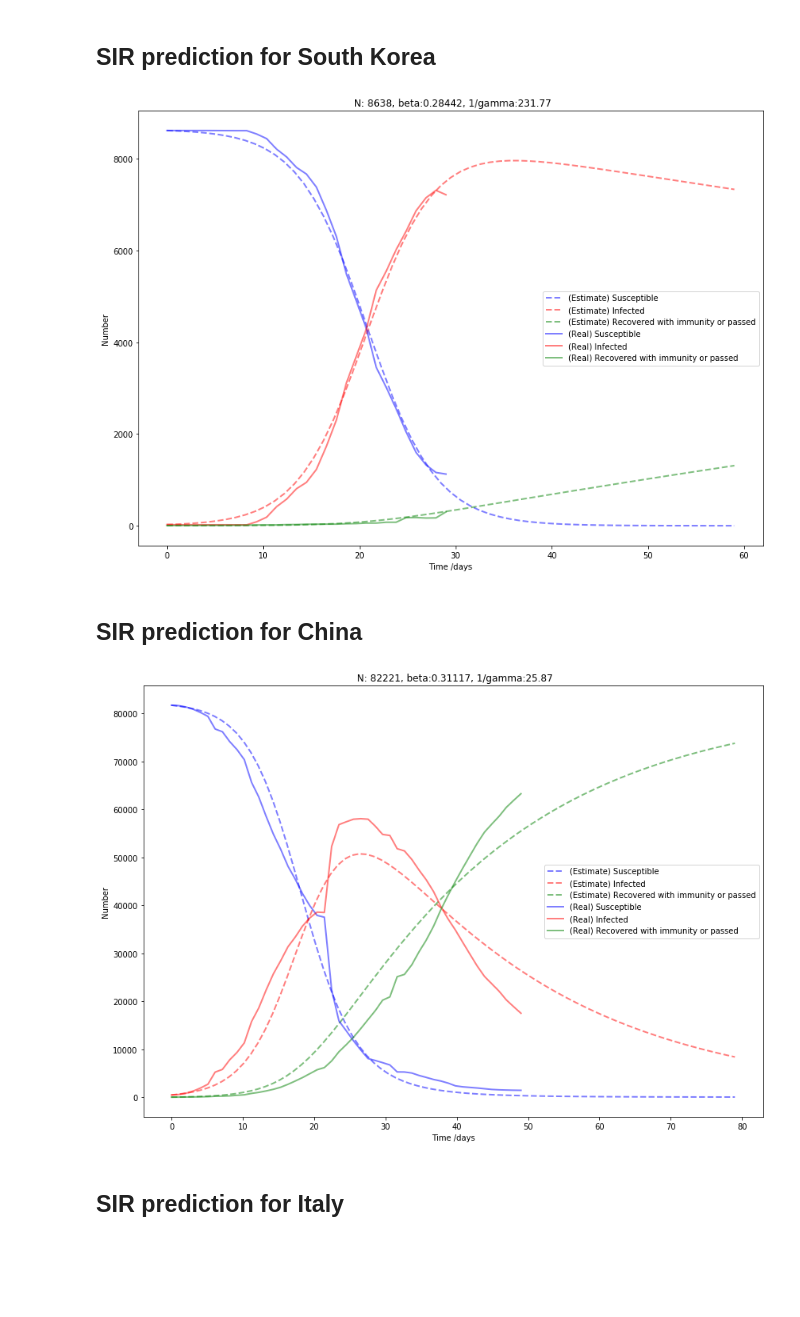
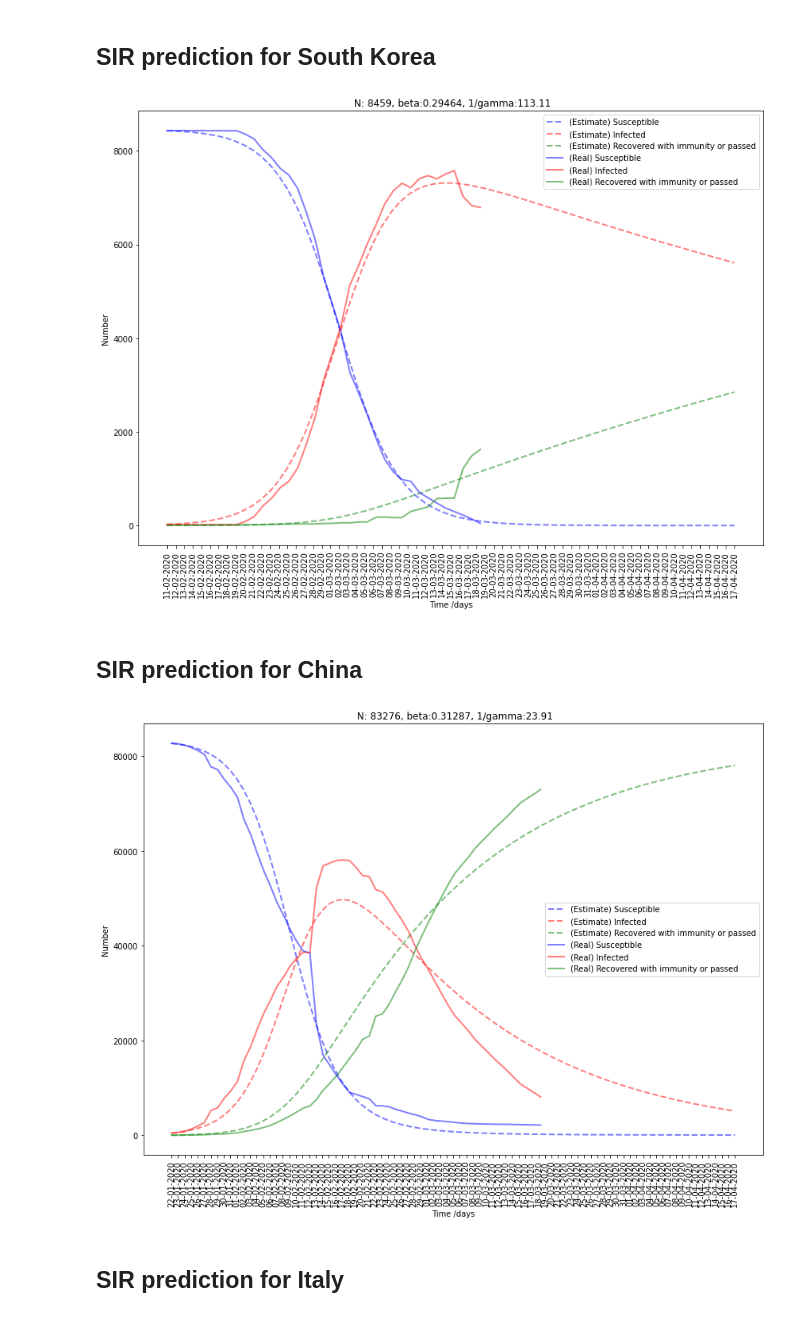
Before and after one commit to ClementBM/Experiment_Coronavius, a Jupyter notebook: notebook/Coronavirus_Prediction.ipynb, the cells around one changed output. Drawn from its saved outputs; the diff is of its cells as text; code cells hidden in the pictures; blank space fills up the shorter version.

Commit message:
update coronavirus prediction

```diff
--- a/notebook/Coronavirus_Prediction.ipynb
+++ b/notebook/Coronavirus_Prediction.ipynb
@@ -110,8 +132,11 @@ def fit_confirmed(df, function, prediction = 0, current_bounds = None, initial_g
 # %%
-china_confirmed = df_confirmed_bycountry_norm.loc["Mainland China",:]
+current_max = df_confirmed_bycountry.loc["China",:][-1]
+china_confirmed = df_confirmed_bycountry_norm.loc["China",:]
 offset = 0 # days
 prediction = 3 # days
-fit_confirmed(china_confirmed[offset:], sigmoid,
+fit_confirmed(china_confirmed[offset:],
+              sigmoid,
               prediction = prediction,
-              current_bounds = ([-np.inf, -np.inf, -np.inf, 0.0], np.inf))
+              current_bounds = ([-np.inf, -np.inf, -np.inf, 0.0], np.inf),
+              current_max = current_max)
 # %% [output]
@@ -121,10 +155,12 @@ fit_confirmed(china_confirmed[offset:], sigmoid,
 # %% [markdown]
 ## France prediction for confirmed cases
 # %%
+current_max = df_confirmed_bycountry.loc["France",:][-1]
 france_confirmed = df_confirmed_bycountry_norm.loc["France",:]
-offset = 0 # days
-prediction = 30 # days
-fit_confirmed(france_confirmed[offset:], sigmoid,
+offset = 10 # days
+prediction = 40 # days
+parameters, loss = fit_confirmed(france_confirmed[offset:], sigmoid,
               prediction = prediction,
-              initial_guess = [1.0, 1.0, 1.0, 1.0])
+              initial_guess = [1.0, 1.0, 1.0, 1.0],
+              current_max = current_max)
 # %% [output]
@@ -160,15 +258,5 @@ fit_confirmed(korea_confirmed[offset:], sigmoid,
 # %% [markdown]
 # SIR
-# %%
-import pandas as pd
-
-df_confirmed = pd.read_csv(CONFIRMED_PATH)
-df_deaths = pd.read_csv(DEATHS_PATH)
-df_recovered = pd.read_csv(RECOVERED_PATH)
-
-df_confirmed_bycountry = df_confirmed.drop(columns=['Lat', 'Long']).groupby('Country/Region').sum()
-df_deaths_bycountry = df_deaths.drop(columns=['Lat', 'Long']).groupby('Country/Region').sum()
-df_recovered_bycountry = df_recovered.drop(columns=['Lat', 'Long']).groupby('Country/Region').sum()
 # %%
 def get_data_by_country(country_name):
   df_confirmed_country = df_confirmed_bycountry.loc[country_name,:]
@@ -329,31 +417,40 @@ def plot_sir(model, p, N, prediction_days):
   ax.set_ylabel('Number')
   plt.title(f" N: {model.N}, beta:{round(p[0], 5)}, 1/gamma:{round(1/p[1], 2)}")
 
+  # Time axis
+  date_origin = date_from_string(model.df_confirmed.index[0])
+  date_end = date_from_string(model.df_confirmed.index[-1]) + timedelta(days=prediction)
+  date_range = [date_origin + timedelta(days=x) for x in range(0, (date_end - date_origin).days + 1)]
+
+  ax.set_xticks(t_eval)
+  ax.set_xticklabels([datetime.strftime(x,'%d-%m-%Y') for x in date_range])
+  plt.xticks(rotation=90)
+
   plt.legend(loc='best')
   plt.show()
 # %% [markdown]
 ## SIR prediction for South Korea
 # %%
-confirmed, deaths, recovered = get_data_by_country("Republic of Korea")
+confirmed, deaths, recovered = get_data_by_country("Korea, South")
 
 offset = 20
 confirmed = confirmed[offset:]
 deaths = deaths[offset:]
 recovered = recovered[offset:]
 
 model = SIRModel(confirmed, deaths, recovered, N = int(max(confirmed)), beta = 3.5, gamma = 1./14)
 
 estimates, best_p, best_N = model.grid_search(min_population = int(max(model.infected)),
                                               max_population = int(max(model.infected) * 1.5),
                                               step_count = 30)
 
 plot_sir(model, best_p, best_N, 30)
 # %% [output]
-[figure, old version]
+[figure, new version]
 # %% [markdown]
 ## SIR prediction for China
 # %%
-confirmed, deaths, recovered = get_data_by_country("Mainland China")
+confirmed, deaths, recovered = get_data_by_country("China")
 
 offset = 0
 confirmed = confirmed[offset:]
@@ -368,7 +465,7 @@ estimates, best_p, best_N = model.grid_search(min_population = int(max(model.inf
 
 plot_sir(model, best_p, best_N, 30)
 # %% [output]
-[figure, old version]
+[figure, new version]
 # %% [markdown]
 ## SIR prediction for Italy
 # %%
```
Also changed, not shown: parts of 19 cells of this notebook.
